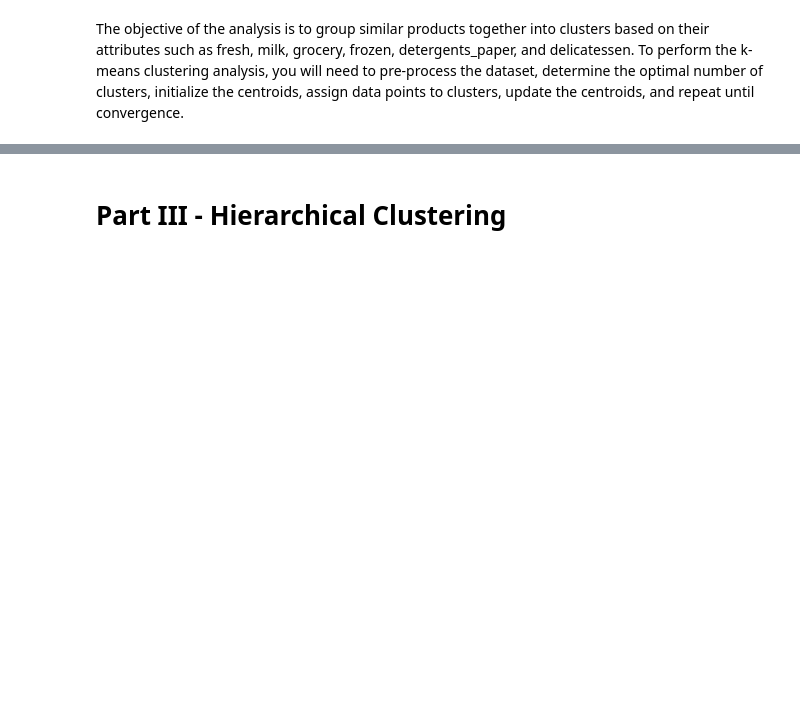
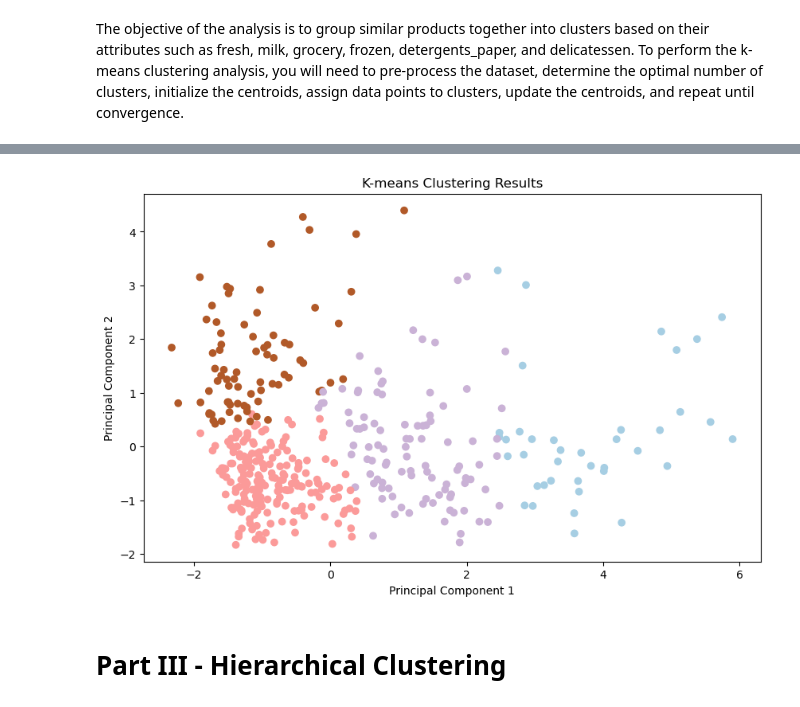
Before and after one commit to EvverLearner/LHL-Unsupervised-Learning-Project, a Jupyter notebook: Unsupervised Learning - Project.ipynb, the cells around one changed output, grey strips where cells are left out. Saved outputs shown, nothing was run; the diff lists cells and outputs as text; code cells hidden in the pictures; blank space fills up the shorter version.

```diff
--- a/Unsupervised Learning - Project.ipynb
+++ b/Unsupervised Learning - Project.ipynb
@@ -158,3 +181,24 @@ plot_clusters(X, y_km, plt_cluster_centers=True)
+# %%
+# Apply kmeans clustering with the optimal k-value
+kmeans = KMeans(n_clusters=4, init='k-means++', max_iter=300, n_init=10, random_state=0) # Experimented with n_clusters
+cluster_labels = kmeans.fit_predict(products_final)
+
+# Add the cluster labels to original dataframe
+products_final['kmeans_Cluster'] = cluster_labels
+
+# Obtain the centroids
+centroids = kmeans.cluster_centers_
+# %%
+# Visualize the clusters using PCA for dimensionality reduction
+plt.figure(figsize=(10, 6))
+plt.scatter(products_final['PCA1'], products_final['PCA2'], c=products_final['kmeans_Cluster'], cmap='Paired', label='Data Points')
+#plt.scatter(centroids[:, 0], centroids[:, 1], c='red', marker='X', s=200, label='Centroids')  # Plot centroids
+plt.title('K-means Clustering Results')
+plt.xlabel('Principal Component 1')
+plt.ylabel('Principal Component 2')
+plt.show()
+# %% [output]
+[figure, added]
 # %% [markdown]
 # Part III - Hierarchical Clustering
 # %% [markdown]
```
Also changed, not shown: parts of 18 cells of this notebook.
